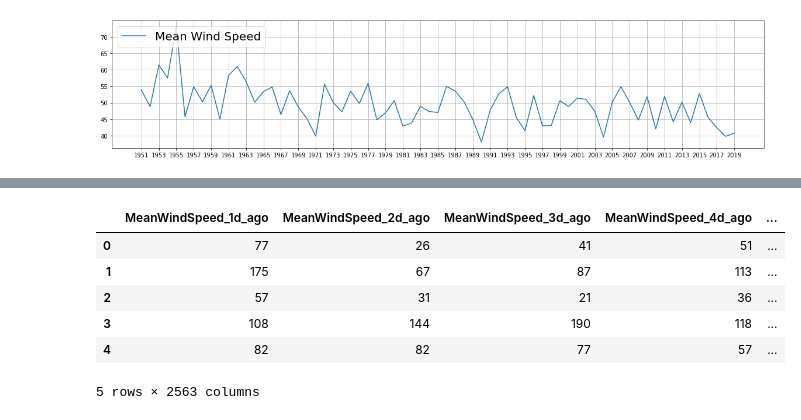
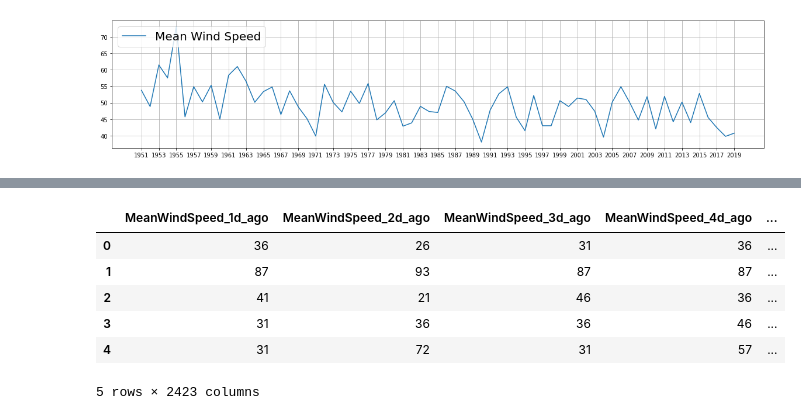
Before and after one commit to rogeriochaves/notebooks, a Jupyter notebook: Amsterdam Weather.ipynb, the cells around one changed output, grey strips where cells are left out. Drawn from its saved outputs; the diff is of its cells as text; code cells hidden in the pictures.

```diff
--- a/Amsterdam Weather.ipynb
+++ b/Amsterdam Weather.ipynb
@@ -108,40 +87,44 @@ plt.show()
 # %%
 from datetime import date, timedelta
 
-X = pd.DataFrame()
+df_prepared = pd.DataFrame()
 cols = [
     'MeanWindSpeed', 'MeanTemperature', 'MinTemperature', 'MaxTemperature',
     'SunshineDuration', 'PrecipitationAmount', 'MeanCloudCover'
 ]
-for year in range(1953, 2019 + 1):
+for year in range(1963, 2019 + 1):
     for month in range(1, 12 + 1):
-        if year == 2019 and month == 6:
+        if year == 2019 and month == 7:
             break
         row = pd.DataFrame()
         dt = date(year, month, 1)
-        dt_pasts = [ int((dt - timedelta(days=day)).strftime("%Y%m%d")) for day in range(1, 365 + 1) ]
+        dt_pasts = [ int((dt - timedelta(days=day)).strftime("%Y%m%d")) for day in range(30, 365 + 1) ]
         prev_rows = df.loc[dt_pasts].reset_index()
         prev_rows['d-minus'] = [ str(i + 1) + 'd_ago' for i in range(len(prev_rows)) ]
         prev_rows = prev_rows.set_index('d-minus')
         for col in cols:
             prev_rows_col = prev_rows[[col]].T
             prev_rows_col = prev_rows_col.rename(lambda x: col + '_' + x, axis='columns')
             prev_rows_col = prev_rows_col.reset_index().drop(['index'], axis='columns')
             row = pd.concat([row, prev_rows_col], axis=1, sort=False)
         row['YYYYMM'] = int(date(year, month, 1).strftime("%Y%m"))
-        means = df[(df['MM'] == month) & (df['YYYY'] == year)].mean()
-        for col in cols:
-            row[col + '_Mean'] = means[col]
-        X = pd.concat([X, row])
+        for year_minus in range(9, -1, -1):
+            means = df[(df['MM'] == month) & (df['YYYY'] == year - year_minus)].mean()
+            for col in cols:
+                if year_minus == 0:
+                    row[col + '_target'] = means[col]
+                else:
+                    row[col + '_' + str(year_minus) + 'y_ago'] = means[col]
+        df_prepared = pd.concat([df_prepared, row])
 
-X = X.reset_index(drop=True)
-del X.columns.name
-X.head()
+df_prepared = df_prepared.reset_index(drop=True)
+del df_prepared.columns.name
+df_prepared.head()
 # %% [output]
 |  | MeanWindSpeed_1d_ago | MeanWindSpeed_2d_ago | MeanWindSpeed_3d_ago | MeanWindSpeed_4d_ago | ... |
-| 0 | 77 | 26 | 41 | 51 | ... |
-| 1 | 175 | 67 | 87 | 113 | ... |
-| 2 | 57 | 31 | 21 | 36 | ... |
-| 3 | 108 | 144 | 190 | 118 | ... |
-| 4 | 82 | 82 | 77 | 57 | ... |
+| 0 | 36 | 26 | 31 | 36 | ... |
+| 1 | 87 | 93 | 87 | 87 | ... |
+| 2 | 41 | 21 | 46 | 36 | ... |
+| 3 | 31 | 36 | 36 | 46 | ... |
+| 4 | 31 | 72 | 31 | 57 | ... |
-5 rows × 2563 columns
+5 rows × 2423 columns
```
Also changed, not shown: parts of 17 cells of this notebook.
